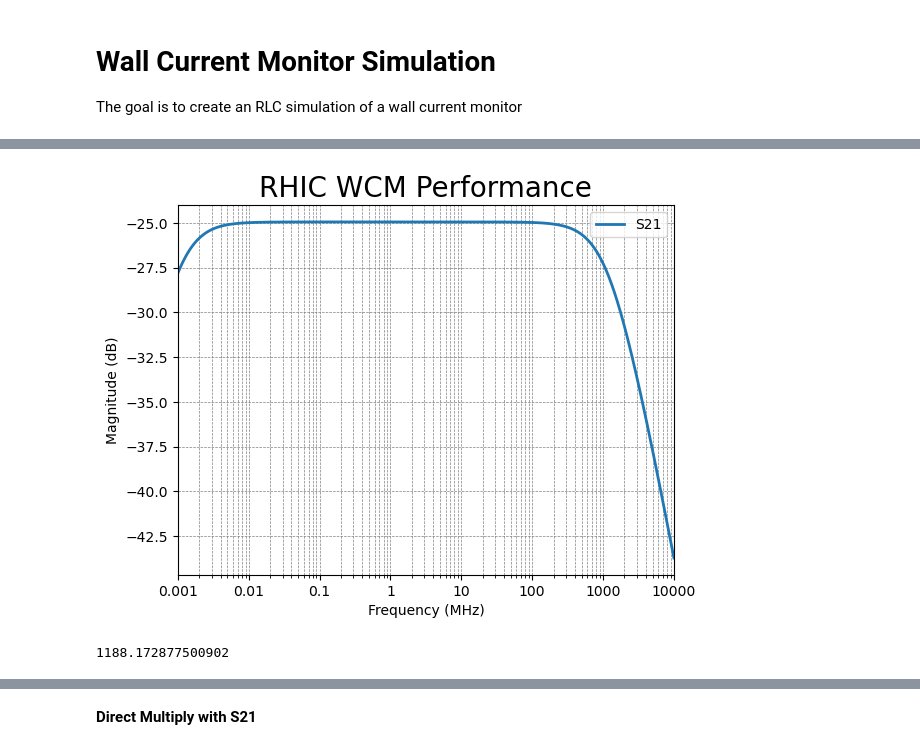
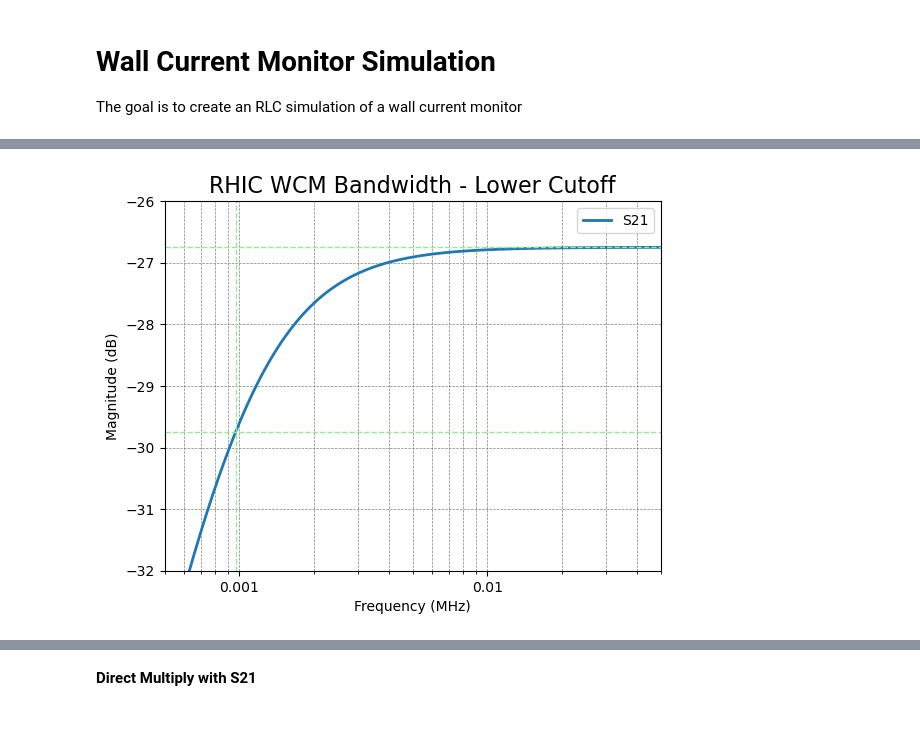
Before and after one commit to whyven/instrSimTools, a Jupyter notebook: instrSimTools/Testing_Notebook.ipynb, the cells around one changed output, grey strips where cells are left out. Cells and saved outputs as stored; diff of their text form; code cells hidden in the pictures; blank space fills up the shorter version.

```diff
--- a/instrSimTools/Testing_Notebook.ipynb
+++ b/instrSimTools/Testing_Notebook.ipynb
@@ -297,11 +301,15 @@ wcm_ntwk = simple_wcm_circuit( Cb=60.6e-12, Cc=34.4e-12, Cp=0.15e-12*50, Ls=0.84
-# %%
-wcm_ntwk.plot_s_db(m=1, n=0, lw=2, logx=True )
-plt.grid(True, which='both', ls='--', lw=0.5, color='gray')
-plt.title("RHIC WCM Performance", fontsize=20)
-plt.show()
-# %% [output]
-[figure, removed]
-# %%
-measure_3db_bandwidth( wcm_ntwk )*1e-6
-# %% [output]
-1188.172877500902
+# %%
+wcm_ntwk.plot_s_db(m=1, n=0, lw=2, logx=True )
+plt.grid(True, which='both', ls='--', lw=0.5, color='gray')
+# Add dashed horizontal line at the passband magnitude
+plt.axhline(y=pass_mag, color='lightgreen', linestyle='--', linewidth=1)
+# Add dashed horizontal line at the passband magnitude - 3dB
+plt.axhline(y=pass_mag-3, color='lightgreen', linestyle='--', linewidth=1)
+# Add dashed vertical line at 3dB mark
+plt.axvline(x=Flow, color='lightgreen', linestyle='--', linewidth=1)
+plt.ylim([-32, -26])
+plt.xlim([0.0005e6, 0.05e6])
+plt.title("RHIC WCM Bandwidth - Lower Cutoff", fontsize=16)
+plt.show()
+# %% [output]
+[figure, added]
```
Also changed, not shown: parts of 15 cells of this notebook, 1 other file.
